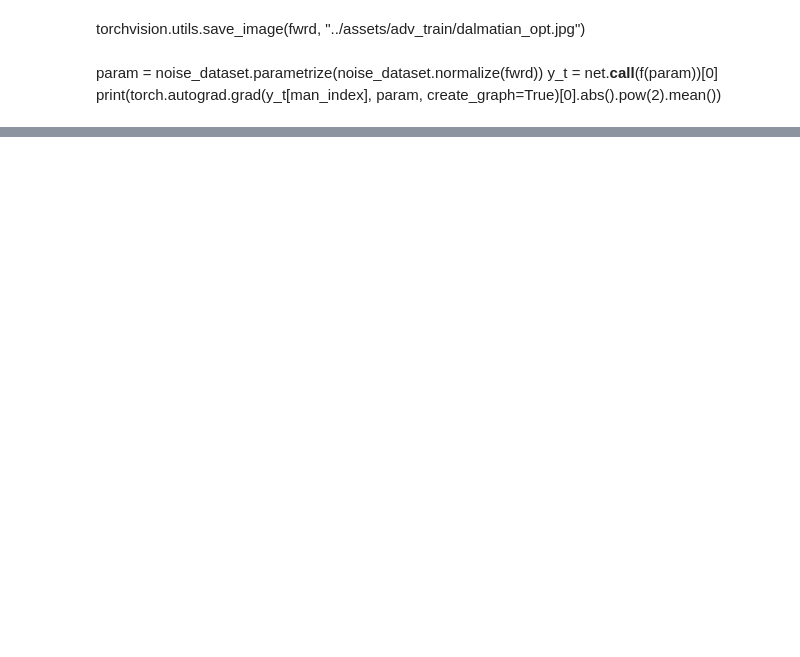
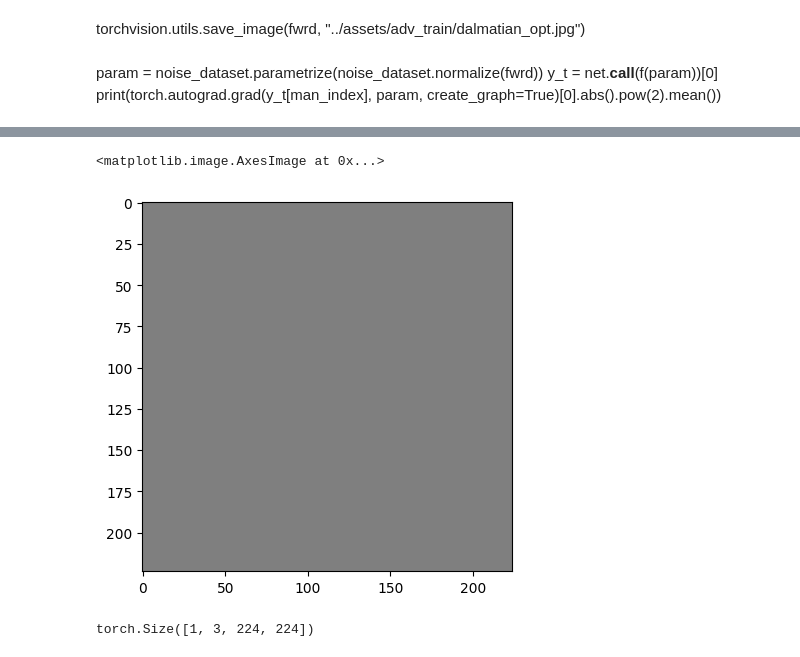
Before and after one commit to dilyabareeva/grad_slingshot, a Jupyter notebook: notebooks/image_creation.ipynb, the cells around one changed output, grey strips where cells are left out. Cells and saved outputs as stored; diff of their text form; code cells hidden in the pictures; blank space fills up the shorter version.

```diff
--- a/notebooks/image_creation.ipynb
+++ b/notebooks/image_creation.ipynb
@@ -195,0 +228,6 @@ print(torch.autograd.grad(y_t[man_index], param, create_graph=True)[0].abs().pow
+# %%
+tstart = noise_dataset.get_init_value()
+plt.imshow(noise_dataset.to_image(tstart)[0].permute(1, 2, 0).detach().cpu().numpy())
+# %% [output]
+<matplotlib.image.AxesImage at 0x...>
+[figure, added]
@@ -195,0 +236,4 @@ print(torch.autograd.grad(y_t[man_index], param, create_graph=True)[0].abs().pow
+# %%
+lin_comb.shape
+# %% [output]
+torch.Size([1, 3, 224, 224])
```
Also changed, not shown: parts of 20 cells of this notebook, 12 other files.
